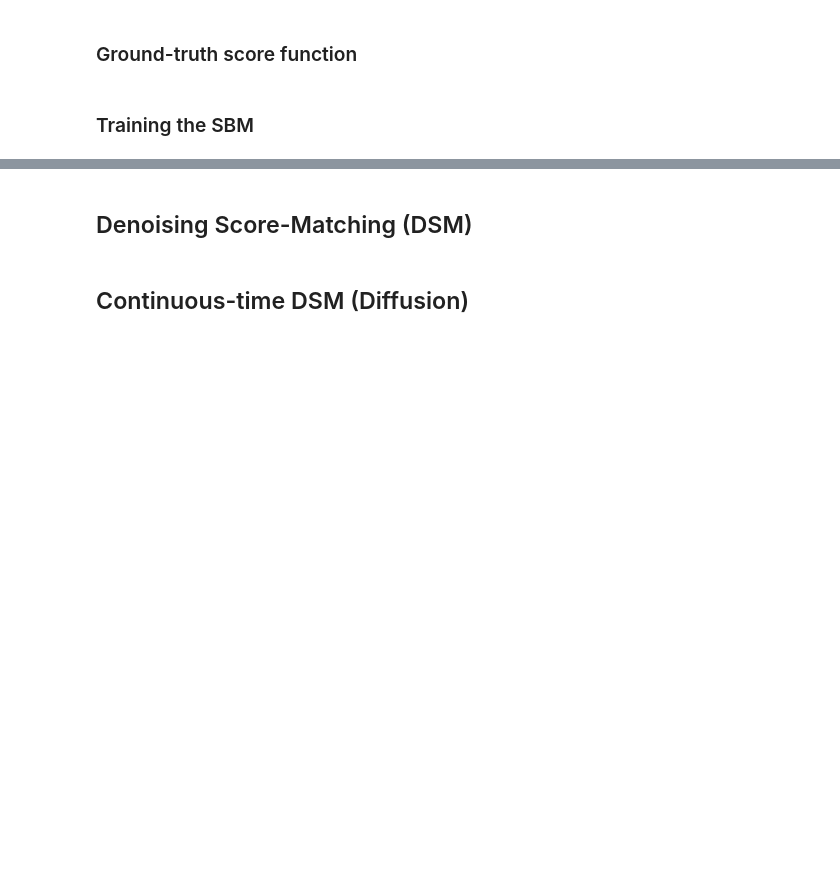
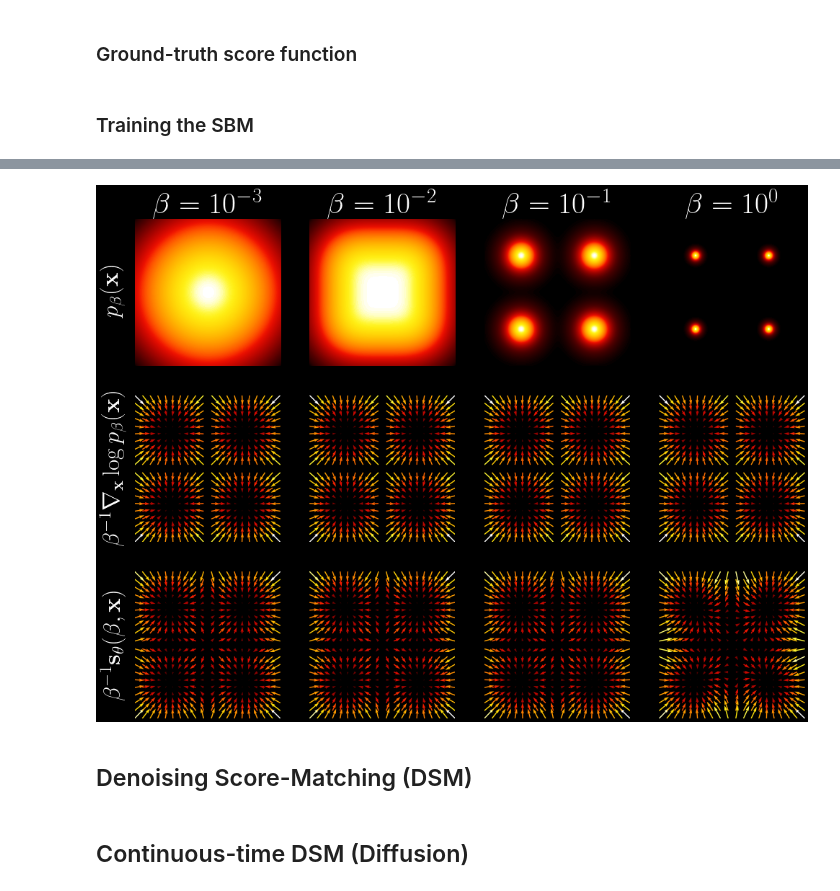
Before and after one commit to AlexandreAdam/score_models, a Jupyter notebook: _sources/notebooks/02-score_matching.ipynb, the cells around one changed output, grey strips where cells are left out. Saved outputs shown, nothing was run; the diff lists cells and outputs as text; code cells hidden in the pictures; blank space fills up the shorter version.

```diff
--- a/_sources/notebooks/02-score_matching.ipynb
+++ b/_sources/notebooks/02-score_matching.ipynb
@@ -193,3 +282,44 @@ The sum runs over all point s.t. $E(\mathbf{x}_j) = 0$.
+# %%
+def annealed_score_matching_loss(beta, x, sbm):
+    return (beta.view(-1, 1) * (score(x) - sbm(beta, x))**2).flatten(1).sum(1).mean()
+# %%
+N = int(2e3)  # Number of iterations
+B = int(2**8) # Batch size
+net = AnnealedSBM(2)
+optim = torch.optim.Adam(net.parameters(), lr=1e-3)
+
+losses = []
+for i in tqdm(range(N)):
+    beta = 10**(- 3 * torch.rand(B))
+    x = sample_annealed_egg_box(beta)
+    loss = annealed_score_matching_loss(beta, x, net)
+    optim.zero_grad()
+    loss.backward()
+    optim.step()
+    losses.append(loss.item())
+# %%
+fig, axs = plt.subplots(3, 4, figsize=(12, 9), sharex=True, sharey=True)
+extent = (-2, 2, -2, 2)
+
+for i in range(4):
+    beta = [1e-3, 1e-2, 1e-1, 1.][i]
+    ax = axs[0, i]
+    plot_density(annealed_egg_box(beta).log_prob, ax=ax, extent=extent)
+    ax.set_title(r"$\beta = 10^{%d}$" % np.log10(beta))
+    ax.axis("off")
+
+    ax = axs[1, i]
+    plot_score(score, ax=ax, extent=extent)
+    ax.axis("off")
+
+    ax = axs[2, i]
+    plot_score(lambda x: net(torch.tensor([beta]).repeat(x.shape[0]), x), ax=ax, extent=extent)
+    ax.axis("off");
+axs[0, 0].annotate(r"$p_{\beta}(\mathbf{x})$", (-0.15, 0.5),xycoords="axes fraction", va="center", ha="center", rotation=90, fontsize=24)
+axs[1, 0].annotate(r"$\beta^{-1}\nabla_{\mathbf{x}} \log p_{\beta}(\mathbf{x})$", (-0.15, 0.5),xycoords="axes fraction", va="center", ha="center", rotation=90, fontsize=24)
+axs[2, 0].annotate(r"$\beta^{-1}\mathbf{s}_\theta(\beta, \mathbf{x})$", (-0.15, 0.5),xycoords="axes fraction", va="center", ha="center", rotation=90, fontsize=24);
+# %% [output]
+[figure, added]
 # %% [markdown]
 ## Denoising Score-Matching (DSM)
 # %% [markdown]
```
Also changed, not shown: parts of 10 cells of this notebook, 18 other files.
